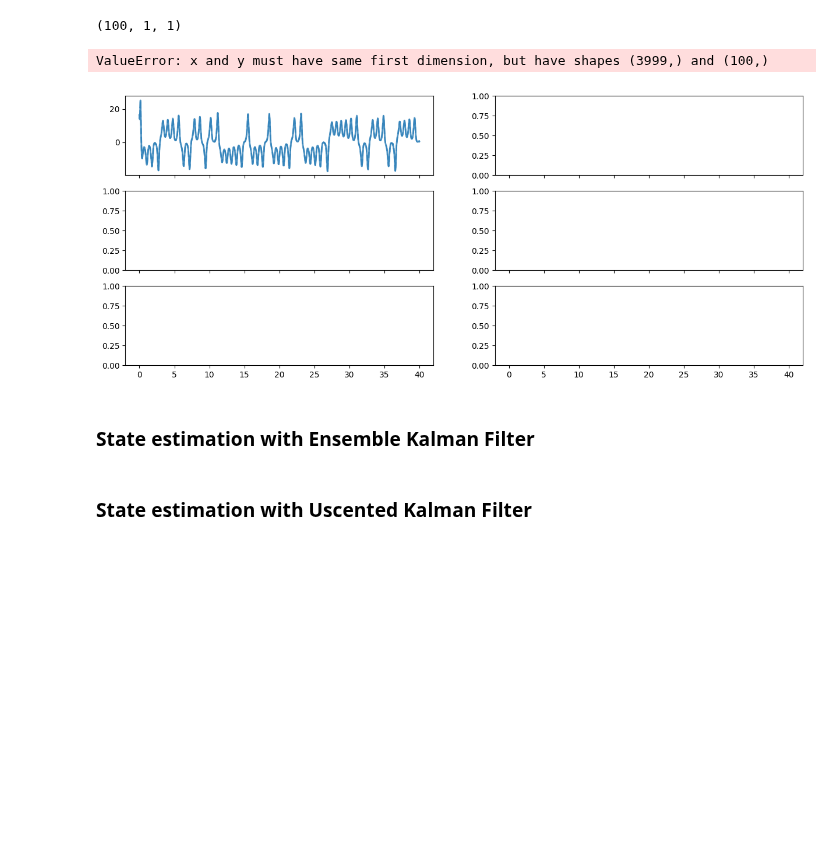
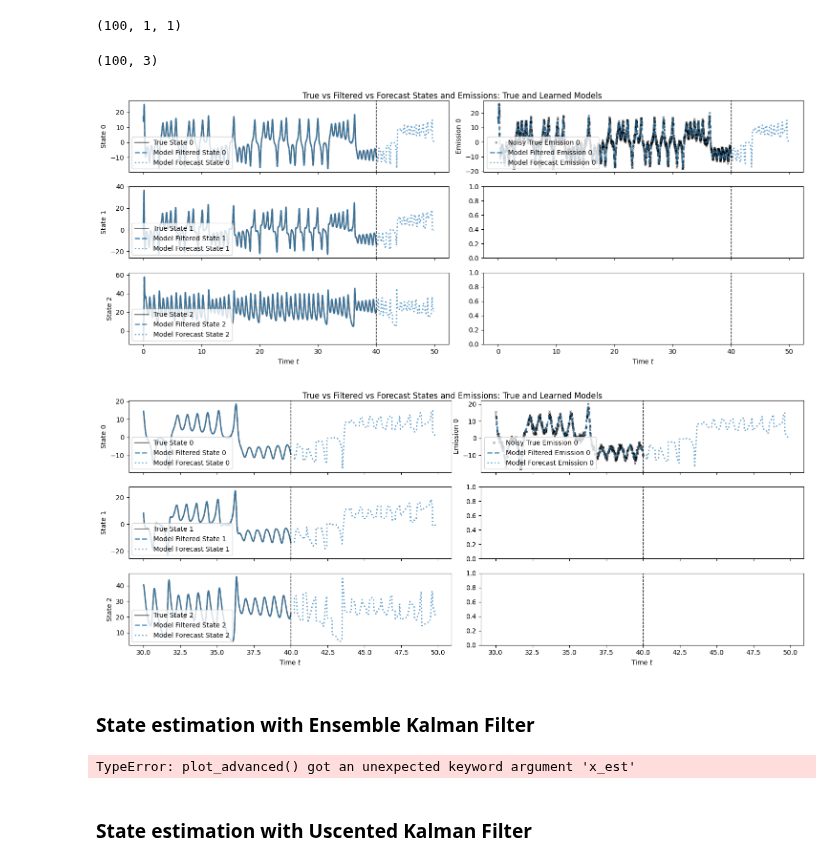
Before and after one commit to hd-UQ/cd_dynamax, a Jupyter notebook: src/notebooks/tutorial/cdnlgssm_filtering.ipynb, the cells around one changed output. Saved outputs shown, nothing was run; the diff lists cells and outputs as text; code cells hidden in the pictures; blank space fills up the shorter version.

Commit message:
working version of plotting in the filtering demo

```diff
--- a/src/notebooks/tutorial/cdnlgssm_filtering.ipynb
+++ b/src/notebooks/tutorial/cdnlgssm_filtering.ipynb
@@ -389,25 +384,30 @@ sim1_ekf_forecast = cdnlgssm_forecast(
 sim1_ekf_forecast.forecasted_emission_covariances.shape
 # %% [output]
 (100, 1, 1)
+# %%
+sim1_ekf_forecast.forecasted_state_means.shape
+# %% [output]
+(100, 3)
 # %%
 # Plot the true states and emissions, and the EKF estimates
-plot_lorenz_estimates(
-        time_grid_all=sim1_t_emissions,
-        true_states=sim1_states,
-        true_emissions_noisy=sim1_emissions,
-        emission_function=sim1_params.emissions.emission_function,
-        time_grid_filter=sim1_t_emissions,
-        model_filtered_states=sim1_ekf_filtered.filtered_means,
-        model_filtered_covariances=sim1_ekf_filtered.filtered_covariances,
-        time_grid_forecast=sim1_t_forecasting,
-        model_forecast_states=sim1_ekf_forecast.forecasted_state_means,
-        #model_forecast_covariances=sim1_ekf_forecast.forecasted_state_covariances,
-        t_start=None,
-        t_end=None,
-    )
+for (t_start, t_end) in [(None, None), (30, 50)]:
+    plot_advanced(
+            time_grid_all=sim1_t_emissions,
+            true_states=sim1_states,
+            true_emissions_noisy=sim1_emissions,
+            emission_function=sim1_params.emissions.emission_function,
+            time_grid_filter=sim1_t_emissions,
+            model_filtered_states=sim1_ekf_filtered.filtered_means,
+            model_filtered_covariances=sim1_ekf_filtered.filtered_covariances,
+            time_grid_forecast=sim1_t_forecasting,
+            model_forecast_states=sim1_ekf_forecast.forecasted_state_means,
+            #model_forecast_covariances=sim1_ekf_forecast.forecasted_state_covariances,
+            t_start=t_start,
+            t_end=t_end,
+        )
 # %% [output]
-ValueError: x and y must have same first dimension, but have shapes (3999,) and (100,)
-[figure, old version]
+[figure, new version]
+[figure, added]
 # %% [markdown]
 ### State estimation with Ensemble Kalman Filter
 # %%
@@ -423,7 +423,7 @@ sim1_enkf_filtered = cdnlgssm_filter(
 )
 # %%
 # Plot the true states and emissions, and the EKF estimates
-plot_lorenz_estimates(
+plot_advanced(
     sim1_t_emissions,
     sim1_states,
     sim1_emissions,
@@ -431,6 +431,8 @@ plot_lorenz_estimates(
     x_unc=sim1_enkf_filtered.filtered_covariances,
     est_type="EnKF"
 )
+# %% [output]
+TypeError: plot_advanced() got an unexpected keyword argument 'x_est'
 # %%
 ### Compute and print RMSE between true states and EKF estimates
 compute_and_print_rmse_comparison(
```
Also changed, not shown: parts of 9 cells of this notebook.
